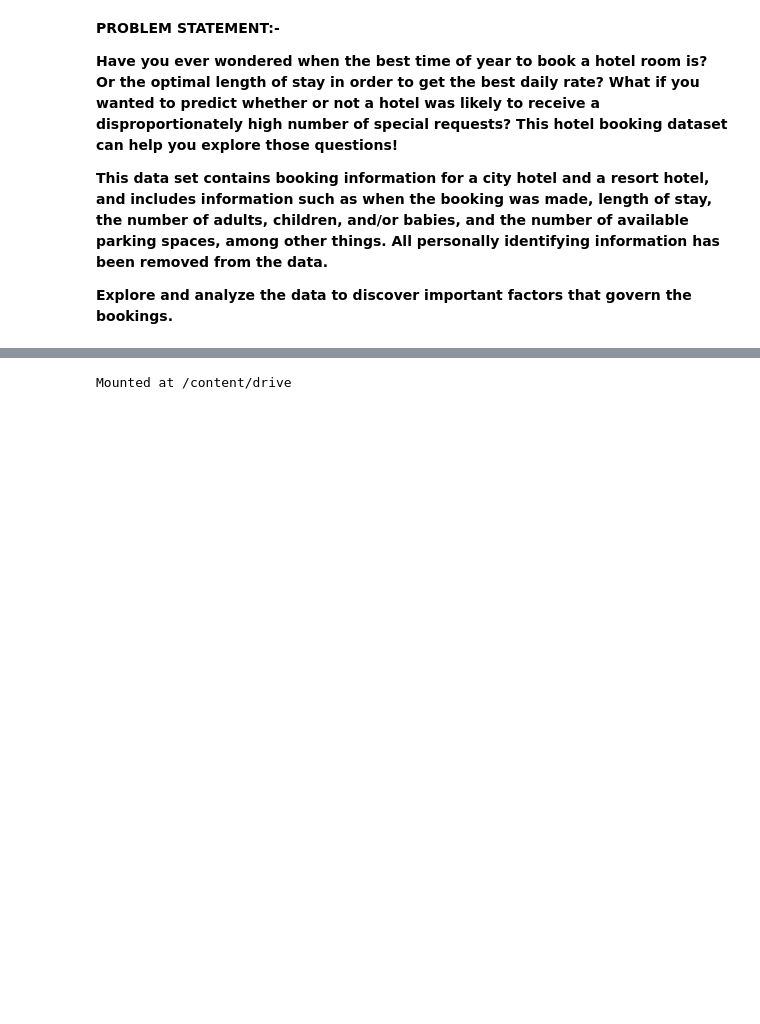
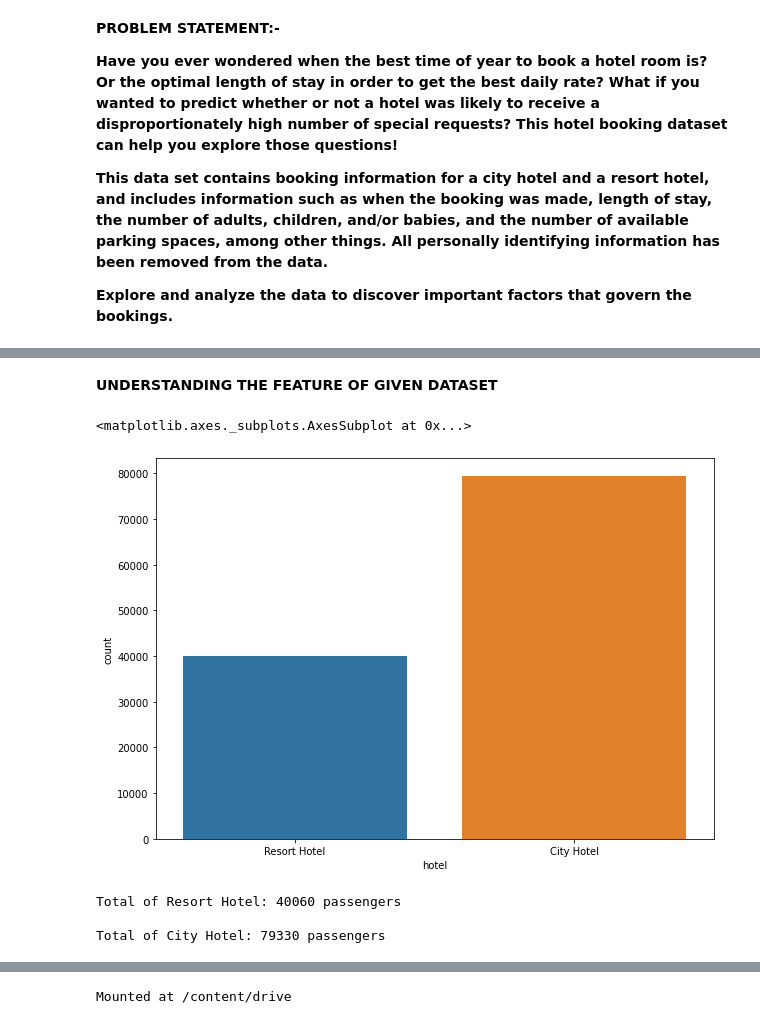
Before and after one commit to AjaharDaroga/EDA_CAPSTONE_PROJECT, a Jupyter notebook: Hotel_Booking_Analysis_Capstone_Project.ipynb, the cells around one changed output, grey strips where cells are left out. Drawn from its saved outputs; the diff is of its cells as text; code cells hidden in the pictures; blank space fills up the shorter version.

```diff
--- a/Hotel_Booking_Analysis_Capstone_Project.ipynb
+++ b/Hotel_Booking_Analysis_Capstone_Project.ipynb
@@ -10,0 +26,3 @@
+# %%
+#load the dataset
+df=pd.read_csv('/content/drive/MyDrive/CAPSTONE_PROJECTS/EDA_PROJECT_HOTEL_BOOKING_ANALYSIS/Hotel_Bookings.csv')
@@ -10,0 +104,3 @@
+# %%
+df= df.drop(['company'], axis=1)
+df.head()
@@ -10,0 +119,5 @@
+# %%
+# filling the null values or mising values in dataset
+df["children"] = df["children"].fillna('mode')
+df["country"] = df["country"].fillna('mode')
+df["agent"] = df["agent"].fillna('mean')
@@ -10,0 +158,24 @@
+# %% [markdown]
+**UNDERSTANDING THE FEATURE OF GIVEN DATASET**
+# %%
+def feature_understand_plot(x):
+  ''' plot the categorical data presenation in bar plot to easely understable and different subtype in data'''
+  plt.figure(figsize=(10,7))
+  return sn.countplot(data=df,x=x)
+# %%
+# hotel booking propotion in resort hotel & city hotel
+#df['hotel'].unique()
+feature_understand_plot('hotel')
+# %% [output]
+<matplotlib.axes._subplots.AxesSubplot at 0x...>
+[figure, added]
+# %%
+# exact count of passenger book the hotel
+resort_hotel = (df['hotel'] == 'Resort Hotel').sum()
+city_hotel= (df['hotel'] == 'City Hotel').sum()
+print("Total of Resort Hotel: {} passengers\n".format(resort_hotel))
+print("Total of City Hotel: {} passengers\n".format(city_hotel))
+# %% [output]
+Total of Resort Hotel: 40060 passengers
+
+Total of City Hotel: 79330 passengers
```
Also changed, not shown: parts of 84 cells of this notebook.
